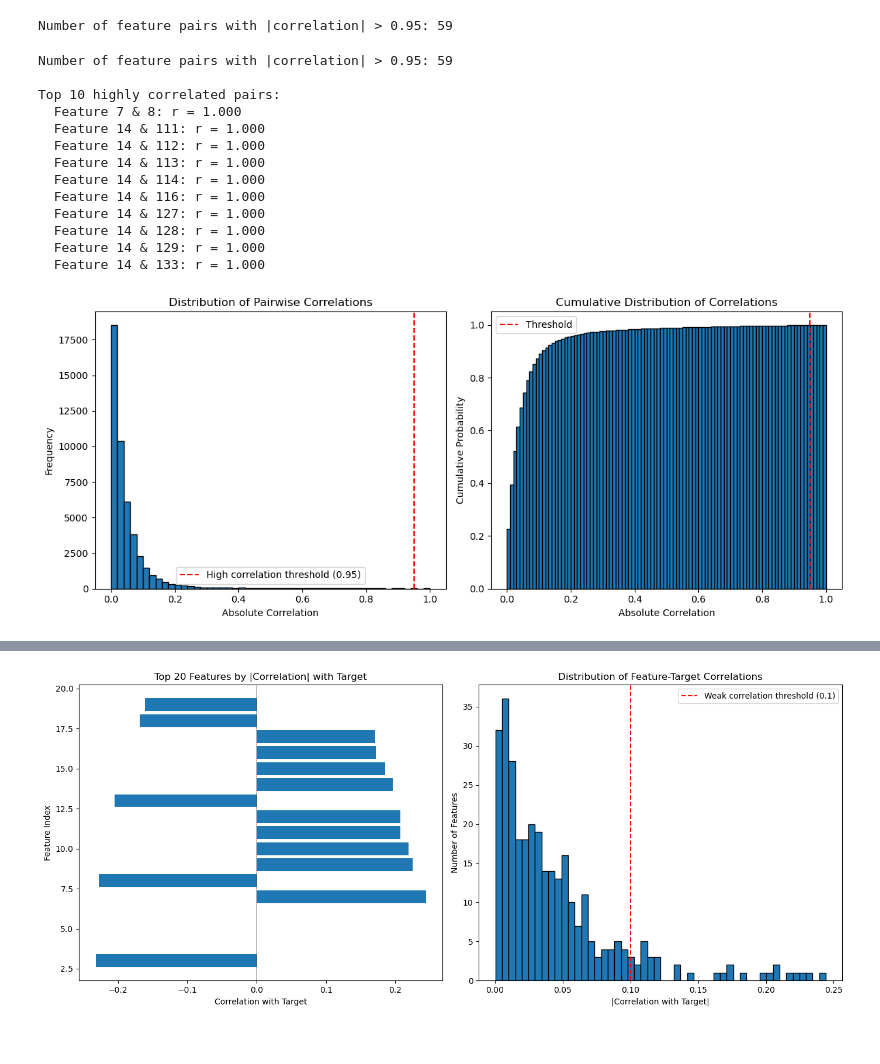
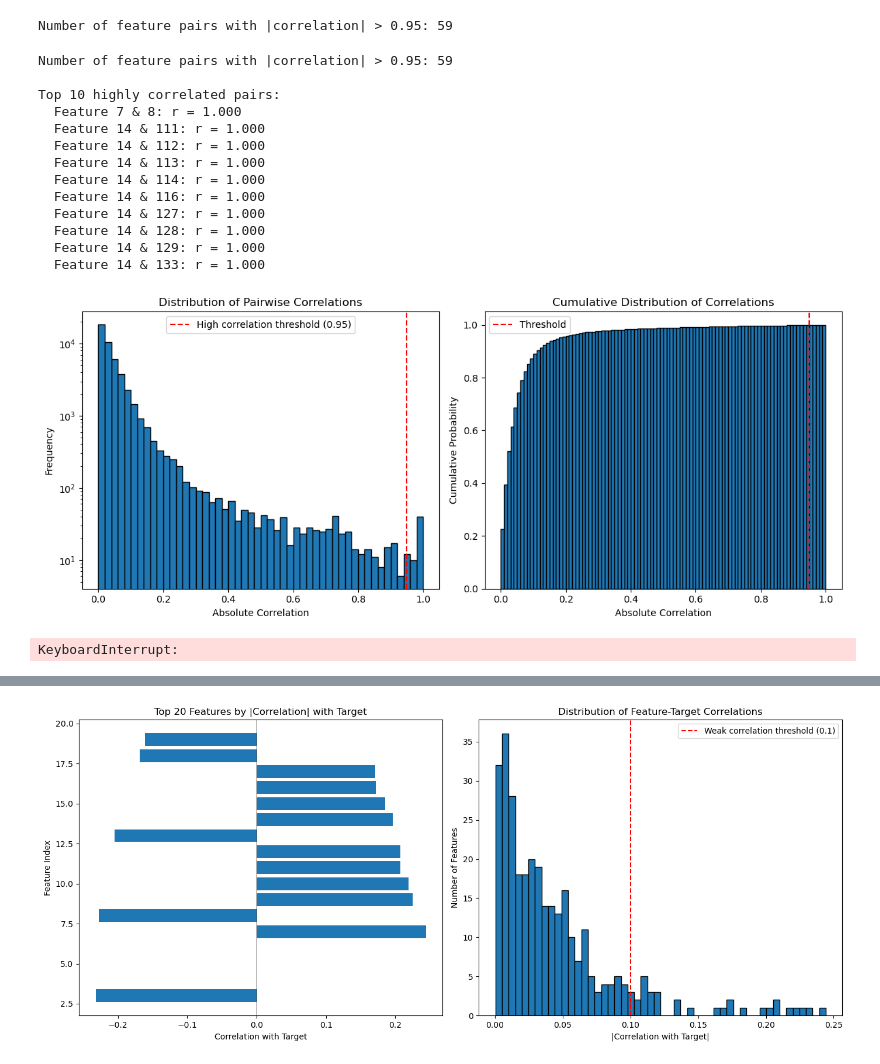
Before and after one commit to abol0003/CS-433-ML-Course-Projects, a Jupyter notebook: Project 1/viz_eda.ipynb, the cells around one changed output, grey strips where cells are left out. Drawn from its saved outputs; the diff is of its cells as text; code cells hidden in the pictures.

```diff
--- a/Project 1/viz_eda.ipynb
+++ b/Project 1/viz_eda.ipynb
@@ -273,33 +294,44 @@ corr_values = corr_values[~np.isnan(corr_values)]
 plt.figure(figsize=(12, 5))
 plt.subplot(1, 2, 1)
 plt.hist(corr_values, bins=50, edgecolor='black')
+plt.yscale('log')
 plt.xlabel('Absolute Correlation')
 plt.ylabel('Frequency')
 plt.title('Distribution of Pairwise Correlations')
 plt.axvline(x=0.95, color='red', linestyle='--', label='High correlation threshold (0.95)')
 plt.legend()
 
 plt.subplot(1, 2, 2)
 plt.hist(corr_values, bins=100, cumulative=True, density=True, edgecolor='black')
 plt.xlabel('Absolute Correlation')
 plt.ylabel('Cumulative Probability')
 plt.title('Cumulative Distribution of Correlations')
 plt.axvline(x=0.95, color='red', linestyle='--', label='Threshold')
 plt.legend()
 plt.tight_layout()
 plt.show()
 # %% [output]
 Number of feature pairs with |correlation| > 0.95: 59
 
 Top 10 highly correlated pairs:
   Feature 7 & 8: r = 1.000
   Feature 14 & 111: r = 1.000
   Feature 14 & 112: r = 1.000
   Feature 14 & 113: r = 1.000
   Feature 14 & 114: r = 1.000
   Feature 14 & 116: r = 1.000
   Feature 14 & 127: r = 1.000
   Feature 14 & 128: r = 1.000
   Feature 14 & 129: r = 1.000
   Feature 14 & 133: r = 1.000
-[figure, old version]
+[figure, new version]
+# %%
+# 2. Multicollinearity Analysis - Find highly correlated feature pairs
+corr_matrix = X_train[num_cols].corr().abs()
+
+# Get upper triangle of correlation matrix (avoid duplicates)
+upper_tri = np.triu(np.ones_like(corr_matrix, dtype=bool), k=1)
+corr_values = corr_matrix.where(upper_tri).values.flatten()
+corr_values = corr_values[~np.isnan(corr_values)]
+# %% [output]
+KeyboardInterrupt:
```
Also changed, not shown: parts of 3 cells of this notebook, 2 other files.
